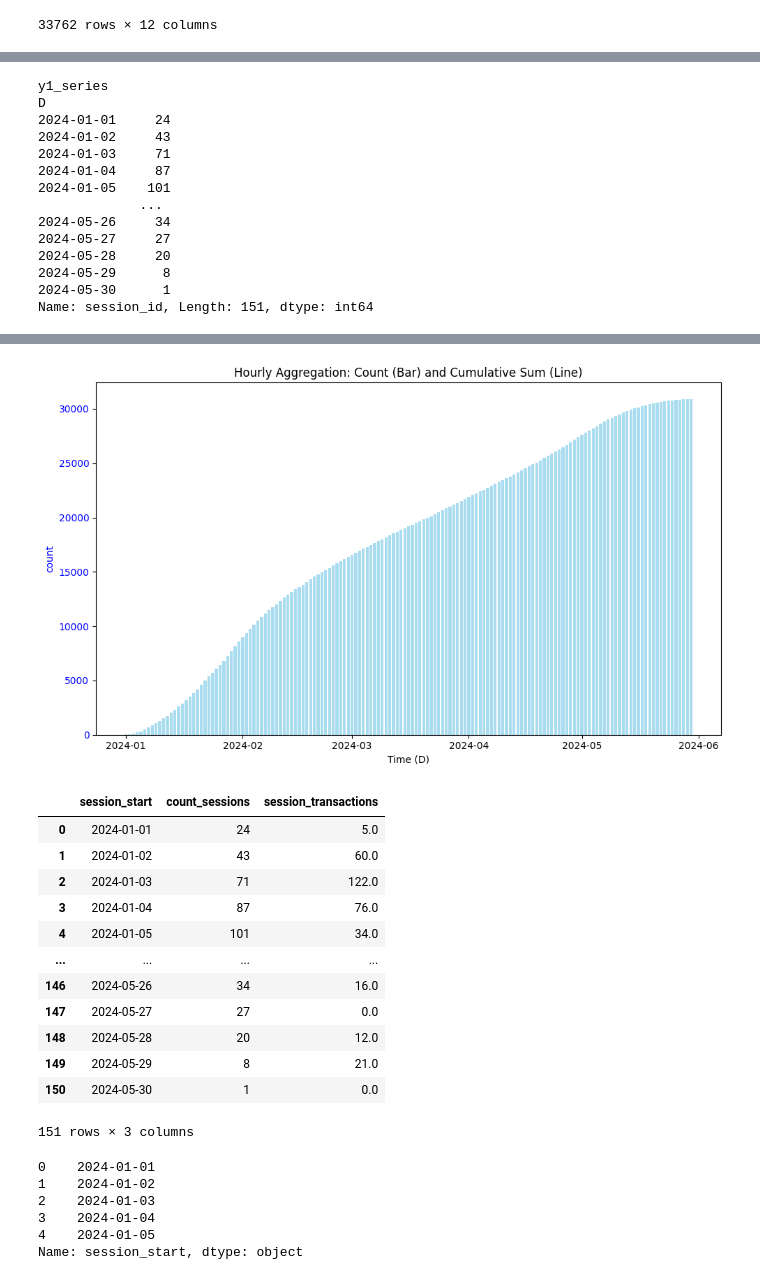
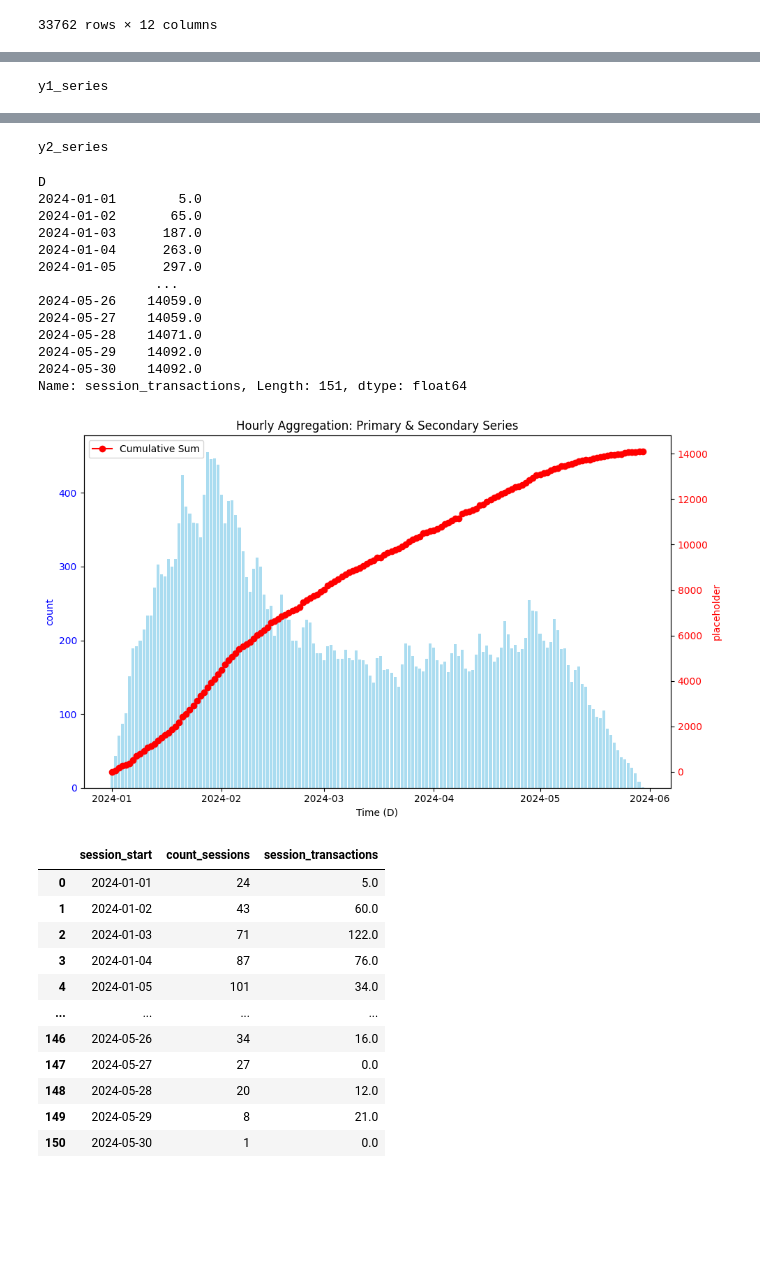
Before and after one commit to pyryjh/portfolio, a Jupyter notebook: customer_acquisition_analytics/user_acquisition_analysis_workflow.ipynb, the cells around one changed output, grey strips where cells are left out. Saved outputs shown, nothing was run; the diff lists cells and outputs as text; code cells hidden in the pictures; blank space fills up the shorter version.

Commit message:
Better working double plot for nb viewer

```diff
--- a/customer_acquisition_analytics/user_acquisition_analysis_workflow.ipynb
+++ b/customer_acquisition_analytics/user_acquisition_analysis_workflow.ipynb
@@ -316,8 +359,13 @@ plot_helper(
     x_agg='D',
     y1_col='session_id',
     y1_func='count',
-    y1_cum=True,
-    y1_plottype='bar')
+    y1_cum=False,
+    y1_plottype='bar',
+    y2_include=True,
+    y2_func='sum',
+    y2_col='session_transactions',
+    y2_cum=True,
+    debug=True)
 
 df_c2 = select_table_sqlite(
     """
@@ -376,16 +424,3 @@ Name: session_start, dtype: object
 | 30872 | 999-3 | 2024-01-21 00:43:46.312761 | 0.0 |
 30873 rows × 3 columns
 y1_series
-D
-2024-01-01     24
-2024-01-02     43
-2024-01-03     71
-2024-01-04     87
-2024-01-05    101
-             ...
-2024-05-26     34
-2024-05-27     27
-2024-05-28     20
-2024-05-29      8
-2024-05-30      1
-Name: session_id, Length: 151, dtype: int64
@@ -392,4 +440,18 @@ Name: session_id, Length: 151, dtype: int64
+y2_series
+D
+2024-01-01        5.0
+2024-01-02       65.0
+2024-01-03      187.0
+2024-01-04      263.0
+2024-01-05      297.0
+               ...
+2024-05-26    14059.0
+2024-05-27    14059.0
+2024-05-28    14071.0
+2024-05-29    14092.0
+2024-05-30    14092.0
+Name: session_transactions, Length: 151, dtype: float64
-[figure, old version]
+[figure, new version]
 |  | session_start | count_sessions | session_transactions |
 | 0 | 2024-01-01 | 24 | 5.0 |
 | 1 | 2024-01-02 | 43 | 60.0 |
@@ -402,10 +464,3 @@ Name: session_id, Length: 151, dtype: int64
 | 148 | 2024-05-28 | 20 | 12.0 |
 | 149 | 2024-05-29 | 8 | 21.0 |
 | 150 | 2024-05-30 | 1 | 0.0 |
-151 rows × 3 columns
-0    2024-01-01
-1    2024-01-02
-2    2024-01-03
-3    2024-01-04
-4    2024-01-05
-Name: session_start, dtype: object
```
Also changed, not shown: parts of 2 cells of this notebook.
